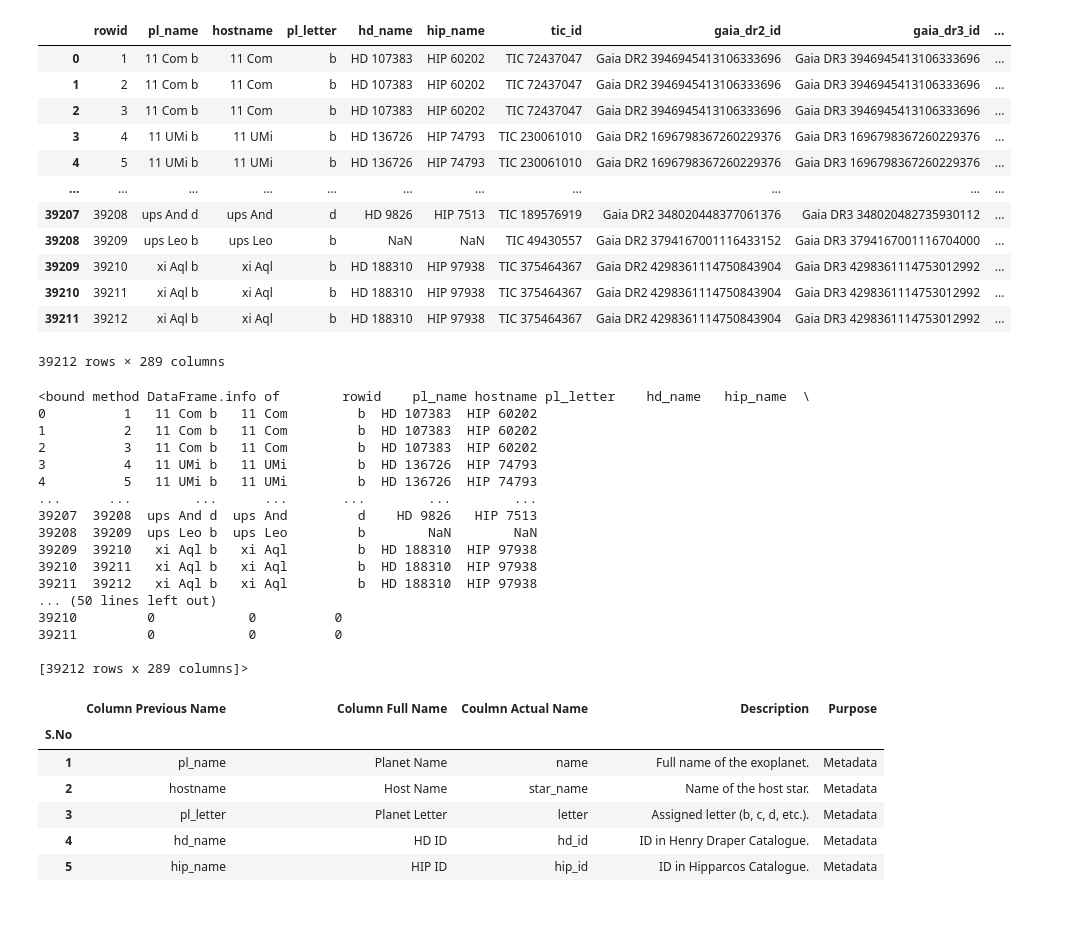
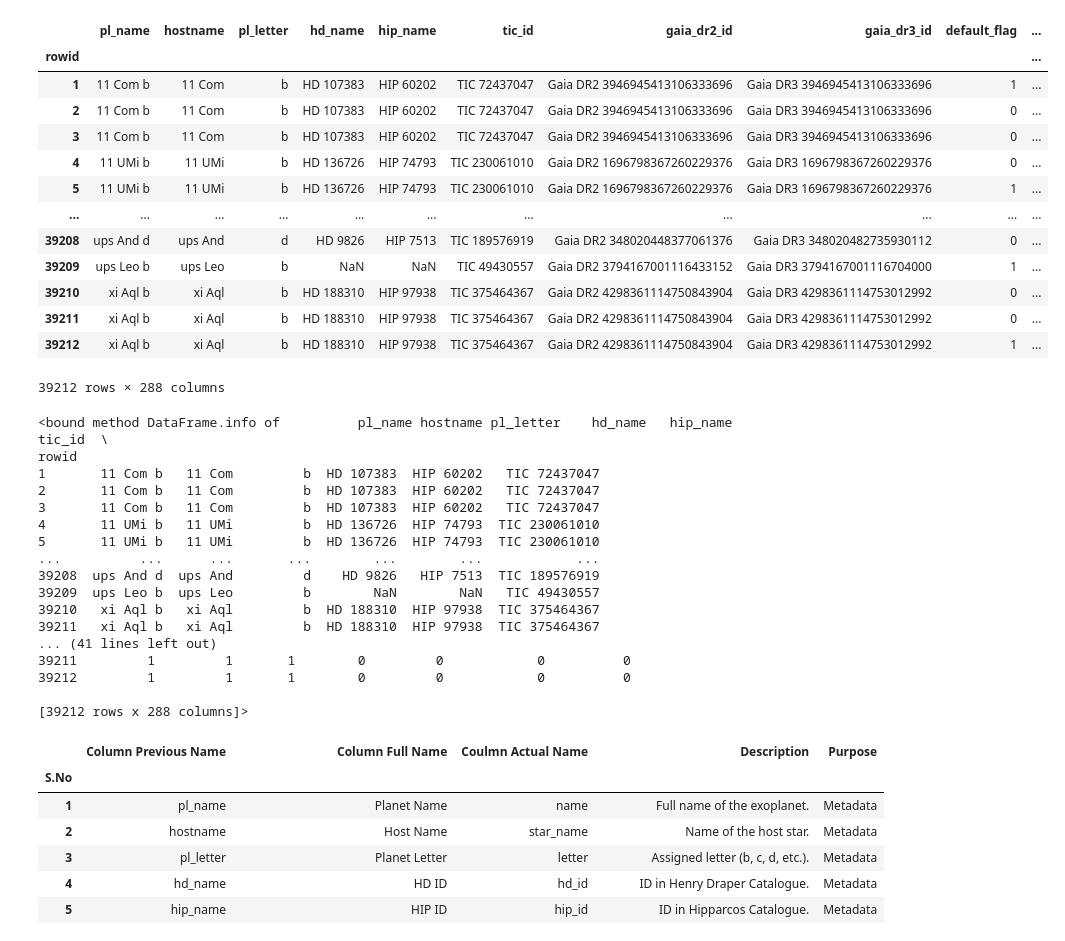
Before and after one commit to GKSJ19/ExoHabitAI, a Jupyter notebook: notebooks/data-cleaning.ipynb, the cells around one changed output. Cells and saved outputs as stored; diff of their text form; code cells hidden in the pictures; blank space fills up the shorter version.

Commit message:
initial data cleaning completed without handing null values

```diff
--- a/notebooks/data-cleaning.ipynb
+++ b/notebooks/data-cleaning.ipynb
@@ -3,42 +3,43 @@ import numpy as np
 import pandas as pd
 import matplotlib.pyplot as plt
 # %%
-df = pd.read_csv('nasaconfirmedplanets.csv')
+df = pd.read_csv('nasaconfirmedplanets.csv',index_col='rowid')
 df
 # %% [output]
-|  | rowid | pl_name | hostname | pl_letter | hd_name | hip_name | tic_id | gaia_dr2_id | gaia_dr3_id | ... |
-| 0 | 1 | 11 Com b | 11 Com | b | HD 107383 | HIP 60202 | TIC 72437047 | Gaia DR2 3946945413106333696 | Gaia DR3 3946945413106333696 | ... |
-| 1 | 2 | 11 Com b | 11 Com | b | HD 107383 | HIP 60202 | TIC 72437047 | Gaia DR2 3946945413106333696 | Gaia DR3 3946945413106333696 | ... |
-| 2 | 3 | 11 Com b | 11 Com | b | HD 107383 | HIP 60202 | TIC 72437047 | Gaia DR2 3946945413106333696 | Gaia DR3 3946945413106333696 | ... |
-| 3 | 4 | 11 UMi b | 11 UMi | b | HD 136726 | HIP 74793 | TIC 230061010 | Gaia DR2 1696798367260229376 | Gaia DR3 1696798367260229376 | ... |
-| 4 | 5 | 11 UMi b | 11 UMi | b | HD 136726 | HIP 74793 | TIC 230061010 | Gaia DR2 1696798367260229376 | Gaia DR3 1696798367260229376 | ... |
+|  | pl_name | hostname | pl_letter | hd_name | hip_name | tic_id | gaia_dr2_id | gaia_dr3_id | default_flag | ... |
+| rowid |  |  |  |  |  |  |  |  |  | ... |
+| 1 | 11 Com b | 11 Com | b | HD 107383 | HIP 60202 | TIC 72437047 | Gaia DR2 3946945413106333696 | Gaia DR3 3946945413106333696 | 1 | ... |
+| 2 | 11 Com b | 11 Com | b | HD 107383 | HIP 60202 | TIC 72437047 | Gaia DR2 3946945413106333696 | Gaia DR3 3946945413106333696 | 0 | ... |
+| 3 | 11 Com b | 11 Com | b | HD 107383 | HIP 60202 | TIC 72437047 | Gaia DR2 3946945413106333696 | Gaia DR3 3946945413106333696 | 0 | ... |
+| 4 | 11 UMi b | 11 UMi | b | HD 136726 | HIP 74793 | TIC 230061010 | Gaia DR2 1696798367260229376 | Gaia DR3 1696798367260229376 | 0 | ... |
+| 5 | 11 UMi b | 11 UMi | b | HD 136726 | HIP 74793 | TIC 230061010 | Gaia DR2 1696798367260229376 | Gaia DR3 1696798367260229376 | 1 | ... |
 | ... | ... | ... | ... | ... | ... | ... | ... | ... | ... | ... |
-| 39207 | 39208 | ups And d | ups And | d | HD 9826 | HIP 7513 | TIC 189576919 | Gaia DR2 348020448377061376 | Gaia DR3 348020482735930112 | ... |
-| 39208 | 39209 | ups Leo b | ups Leo | b | NaN | NaN | TIC 49430557 | Gaia DR2 3794167001116433152 | Gaia DR3 3794167001116704000 | ... |
-| 39209 | 39210 | xi Aql b | xi Aql | b | HD 188310 | HIP 97938 | TIC 375464367 | Gaia DR2 4298361114750843904 | Gaia DR3 4298361114753012992 | ... |
-| 39210 | 39211 | xi Aql b | xi Aql | b | HD 188310 | HIP 97938 | TIC 375464367 | Gaia DR2 4298361114750843904 | Gaia DR3 4298361114753012992 | ... |
-| 39211 | 39212 | xi Aql b | xi Aql | b | HD 188310 | HIP 97938 | TIC 375464367 | Gaia DR2 4298361114750843904 | Gaia DR3 4298361114753012992 | ... |
+| 39208 | ups And d | ups And | d | HD 9826 | HIP 7513 | TIC 189576919 | Gaia DR2 348020448377061376 | Gaia DR3 348020482735930112 | 0 | ... |
+| 39209 | ups Leo b | ups Leo | b | NaN | NaN | TIC 49430557 | Gaia DR2 3794167001116433152 | Gaia DR3 3794167001116704000 | 1 | ... |
+| 39210 | xi Aql b | xi Aql | b | HD 188310 | HIP 97938 | TIC 375464367 | Gaia DR2 4298361114750843904 | Gaia DR3 4298361114753012992 | 0 | ... |
+| 39211 | xi Aql b | xi Aql | b | HD 188310 | HIP 97938 | TIC 375464367 | Gaia DR2 4298361114750843904 | Gaia DR3 4298361114753012992 | 0 | ... |
+| 39212 | xi Aql b | xi Aql | b | HD 188310 | HIP 97938 | TIC 375464367 | Gaia DR2 4298361114750843904 | Gaia DR3 4298361114753012992 | 1 | ... |
-39212 rows × 289 columns
+39212 rows × 288 columns
 # %%
 df.info
 # %% [output]
-<bound method DataFrame.info of        rowid    pl_name hostname pl_letter    hd_name   hip_name  \
-0          1   11 Com b   11 Com         b  HD 107383  HIP 60202
-1          2   11 Com b   11 Com         b  HD 107383  HIP 60202
-2          3   11 Com b   11 Com         b  HD 107383  HIP 60202
-3          4   11 UMi b   11 UMi         b  HD 136726  HIP 74793
-4          5   11 UMi b   11 UMi         b  HD 136726  HIP 74793
-...      ...        ...      ...       ...        ...        ...
-39207  39208  ups And d  ups And         d    HD 9826   HIP 7513
-39208  39209  ups Leo b  ups Leo         b        NaN        NaN
-39209  39210   xi Aql b   xi Aql         b  HD 188310  HIP 97938
-39210  39211   xi Aql b   xi Aql         b  HD 188310  HIP 97938
-39211  39212   xi Aql b   xi Aql         b  HD 188310  HIP 97938
-... (50 lines left out)
-39210         0            0          0
-39211         0            0          0
+<bound method DataFrame.info of          pl_name hostname pl_letter    hd_name   hip_name         tic_id  \
+rowid
+1       11 Com b   11 Com         b  HD 107383  HIP 60202   TIC 72437047
+2       11 Com b   11 Com         b  HD 107383  HIP 60202   TIC 72437047
+3       11 Com b   11 Com         b  HD 107383  HIP 60202   TIC 72437047
+4       11 UMi b   11 UMi         b  HD 136726  HIP 74793  TIC 230061010
+5       11 UMi b   11 UMi         b  HD 136726  HIP 74793  TIC 230061010
+...          ...      ...       ...        ...        ...            ...
+39208  ups And d  ups And         d    HD 9826   HIP 7513  TIC 189576919
+39209  ups Leo b  ups Leo         b        NaN        NaN   TIC 49430557
+39210   xi Aql b   xi Aql         b  HD 188310  HIP 97938  TIC 375464367
+39211   xi Aql b   xi Aql         b  HD 188310  HIP 97938  TIC 375464367
+... (41 lines left out)
+39211         1         1       1        0         0            0          0
+39212         1         1       1        0         0            0          0
 
-[39212 rows x 289 columns]>
+[39212 rows x 288 columns]>
 # %%
 df_col = pd.read_csv('exoplanetai_data_column_discription.csv', index_col='S.No')
 df_col
```
Also changed, not shown: parts of 11 cells of this notebook, 1 other file.
